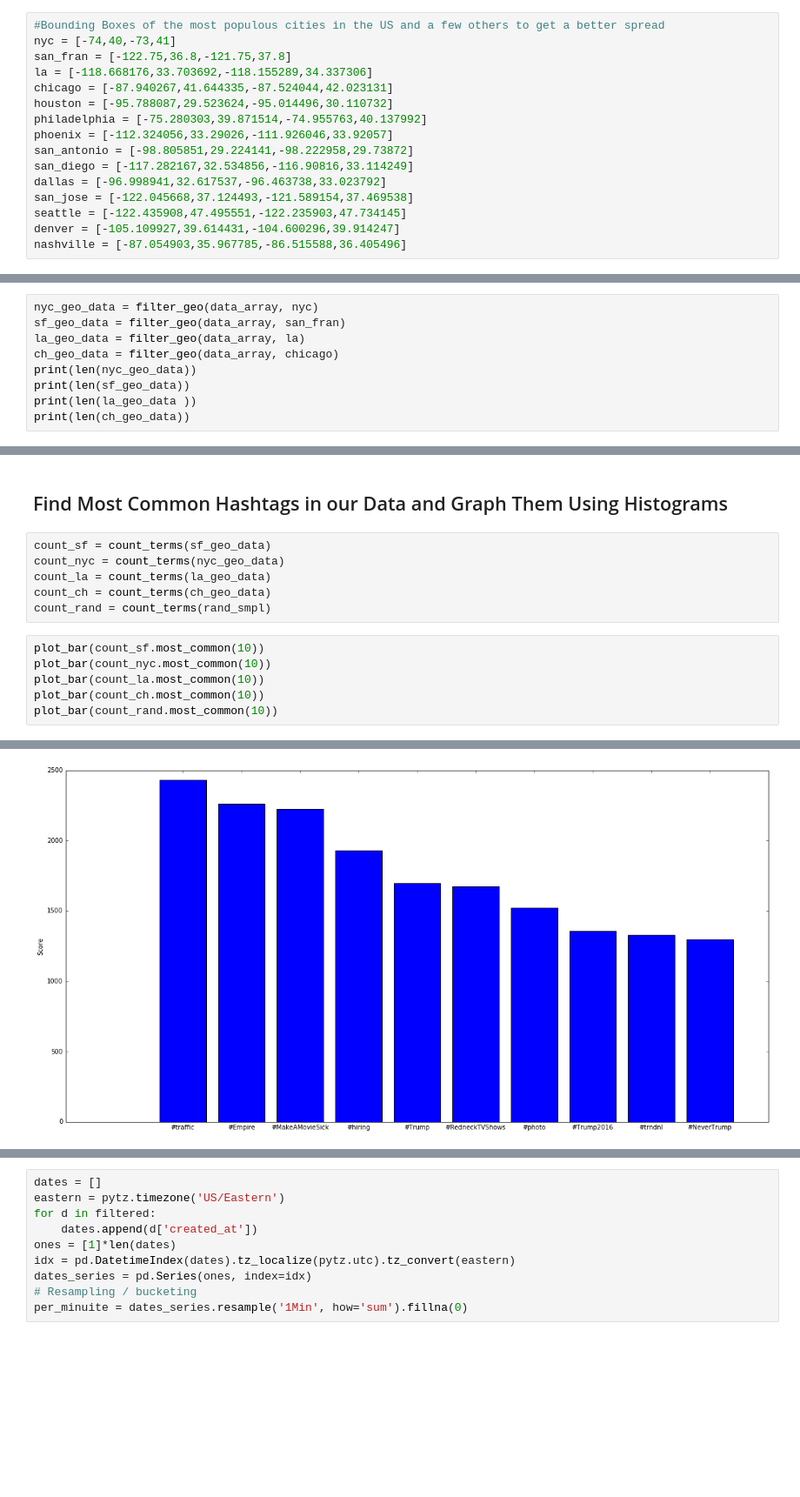
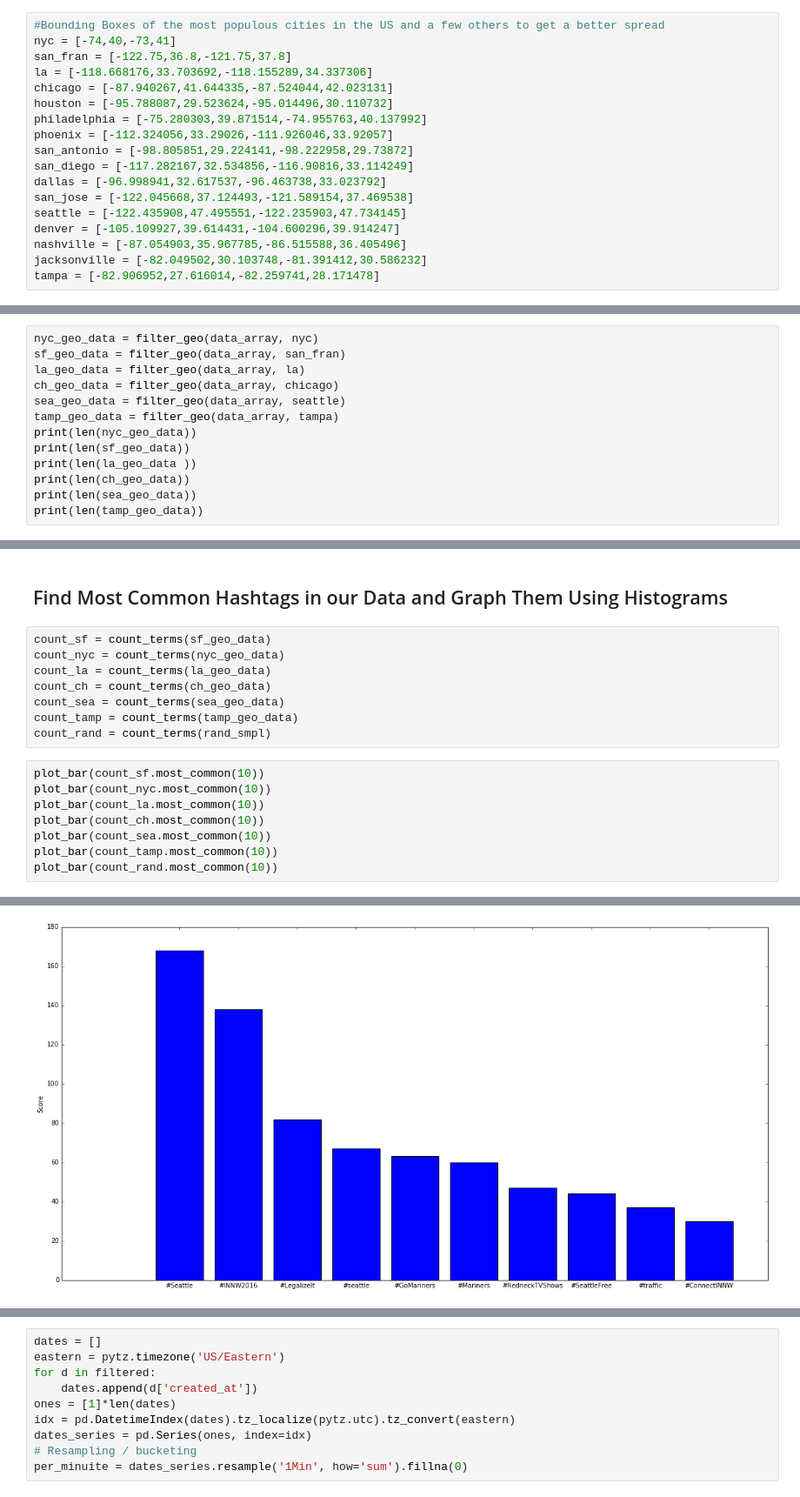
Before and after one commit to calvinytong/english2_twitter_analysis, a Jupyter notebook: Analysis.ipynb, the cells around one changed output, grey strips where cells are left out. Shown at 87% size. Cells and saved outputs as stored; diff of their text form; blank space fills up the shorter version.

```diff
--- a/Analysis.ipynb
+++ b/Analysis.ipynb
@@ -294,6 +296,8 @@ san_jose = [-122.045668,37.124493,-121.589154,37.469538]
 seattle = [-122.435908,47.495551,-122.235903,47.734145]
 denver = [-105.109927,39.614431,-104.600296,39.914247]
 nashville = [-87.054903,35.967785,-86.515588,36.405496]
+jacksonville = [-82.049502,30.103748,-81.391412,30.586232]
+tampa = [-82.906952,27.616014,-82.259741,28.171478]
 # %%
 def checkBox(d, box):
     """
@@ -364,10 +368,14 @@ nyc_geo_data = filter_geo(data_array, nyc)
 sf_geo_data = filter_geo(data_array, san_fran)
 la_geo_data = filter_geo(data_array, la)
 ch_geo_data = filter_geo(data_array, chicago)
+sea_geo_data = filter_geo(data_array, seattle)
+tamp_geo_data = filter_geo(data_array, tampa)
 print(len(nyc_geo_data))
 print(len(sf_geo_data))
 print(len(la_geo_data ))
 print(len(ch_geo_data))
+print(len(sea_geo_data))
+print(len(tamp_geo_data))
 # %% [output]
 21898
 8607
@@ -384,16 +396,20 @@ count_sf = count_terms(sf_geo_data)
 count_nyc = count_terms(nyc_geo_data)
 count_la = count_terms(la_geo_data)
 count_ch = count_terms(ch_geo_data)
+count_sea = count_terms(sea_geo_data)
+count_tamp = count_terms(tamp_geo_data)
 count_rand = count_terms(rand_smpl)
 # %%
 plot_bar(count_sf.most_common(10))
 plot_bar(count_nyc.most_common(10))
 plot_bar(count_la.most_common(10))
 plot_bar(count_ch.most_common(10))
+plot_bar(count_sea.most_common(10))
+plot_bar(count_tamp.most_common(10))
 plot_bar(count_rand.most_common(10))
 # %% [output]
 [figure]
 [figure]
 [figure]
 [figure]
-[figure, old version]
+[figure, new version]
```
Also changed, not shown: parts of 11 cells of this notebook.
